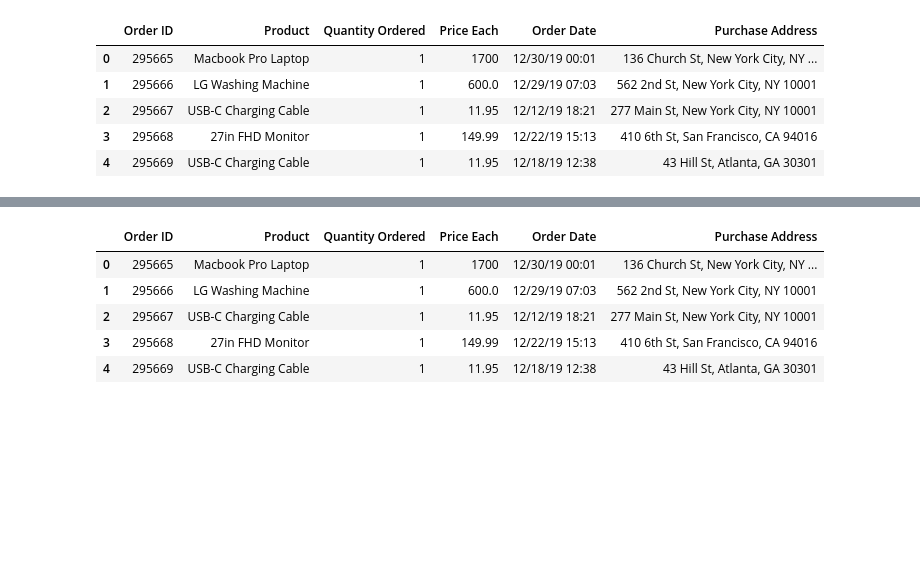
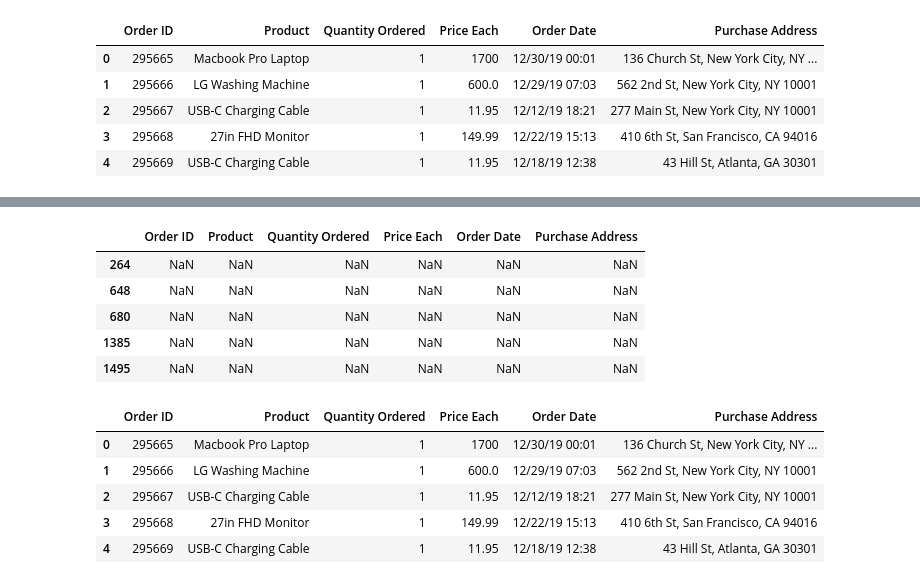
Before and after one commit to HarryBoy127/best-buy-sales-analysis, a Jupyter notebook: notebook/sale_analysis.ipynb, the cells around one changed output, grey strips where cells are left out. Saved outputs shown, nothing was run; the diff lists cells and outputs as text; code cells hidden in the pictures; blank space fills up the shorter version.

```diff
--- a/notebook/sale_analysis.ipynb
+++ b/notebook/sale_analysis.ipynb
@@ -70,6 +13,6 @@ for file in files:
 # %%
-all_data = pd.read_csv("all_data.csv")
-all_data.head()
+sales_raw = pd.read_csv("../data/raw/all_data.csv")
+sales_raw.head()
 # %% [output]
 |  | Order ID | Product | Quantity Ordered | Price Each | Order Date | Purchase Address |
 | 0 | 295665 | Macbook Pro Laptop | 1 | 1700 | 12/30/19 00:01 | 136 Church St, New York City, NY ... |
@@ -82 +48,12 @@ lets clean the data
+# %%
+# check for nan values
+nan_df = sales_raw[sales_raw.isna().any(axis=1)]
+nan_df.head()
+# %% [output]
+|  | Order ID | Product | Quantity Ordered | Price Each | Order Date | Purchase Address |
+| 264 | NaN | NaN | NaN | NaN | NaN | NaN |
+| 648 | NaN | NaN | NaN | NaN | NaN | NaN |
+| 680 | NaN | NaN | NaN | NaN | NaN | NaN |
+| 1385 | NaN | NaN | NaN | NaN | NaN | NaN |
+| 1495 | NaN | NaN | NaN | NaN | NaN | NaN |
 # %%
```
Also changed, not shown: parts of 20 cells of this notebook, 9 other files.
